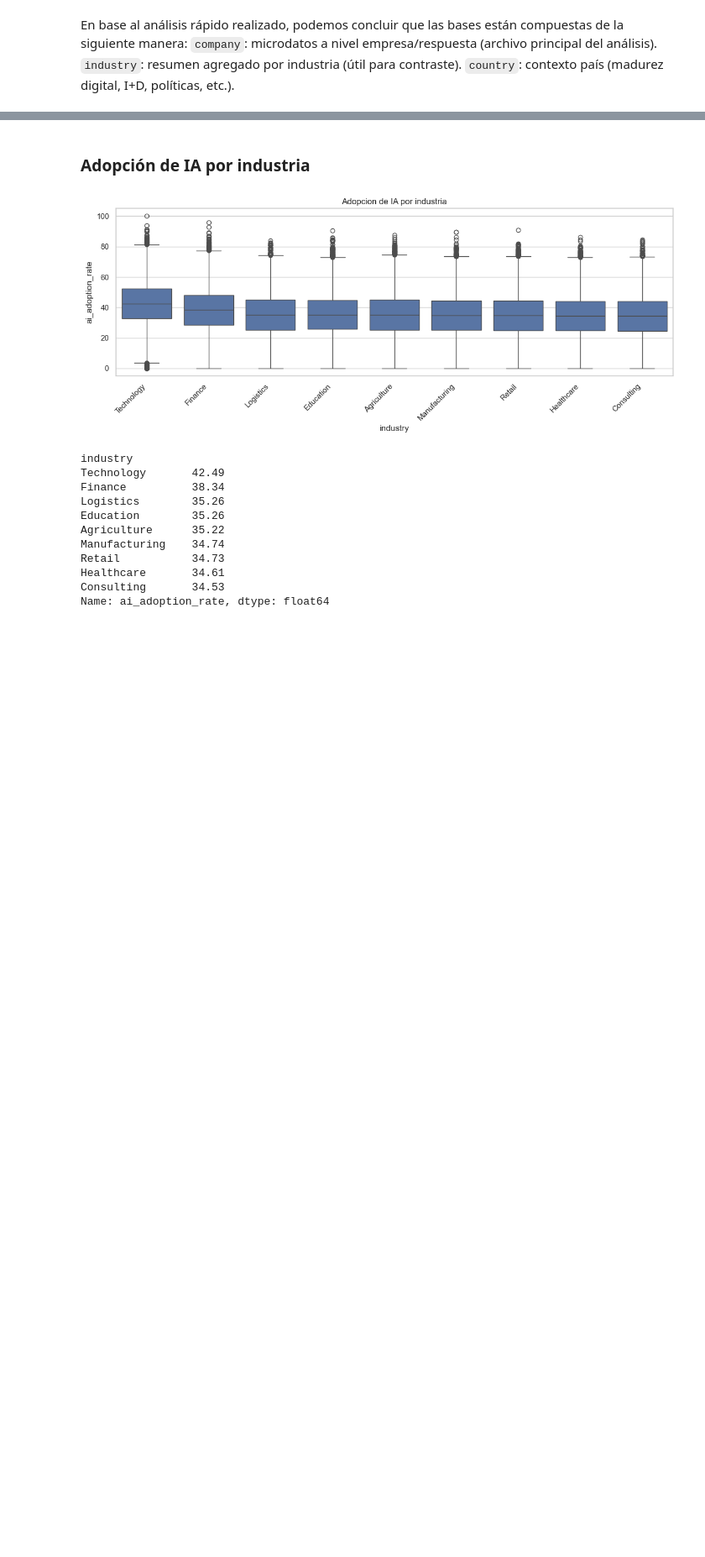
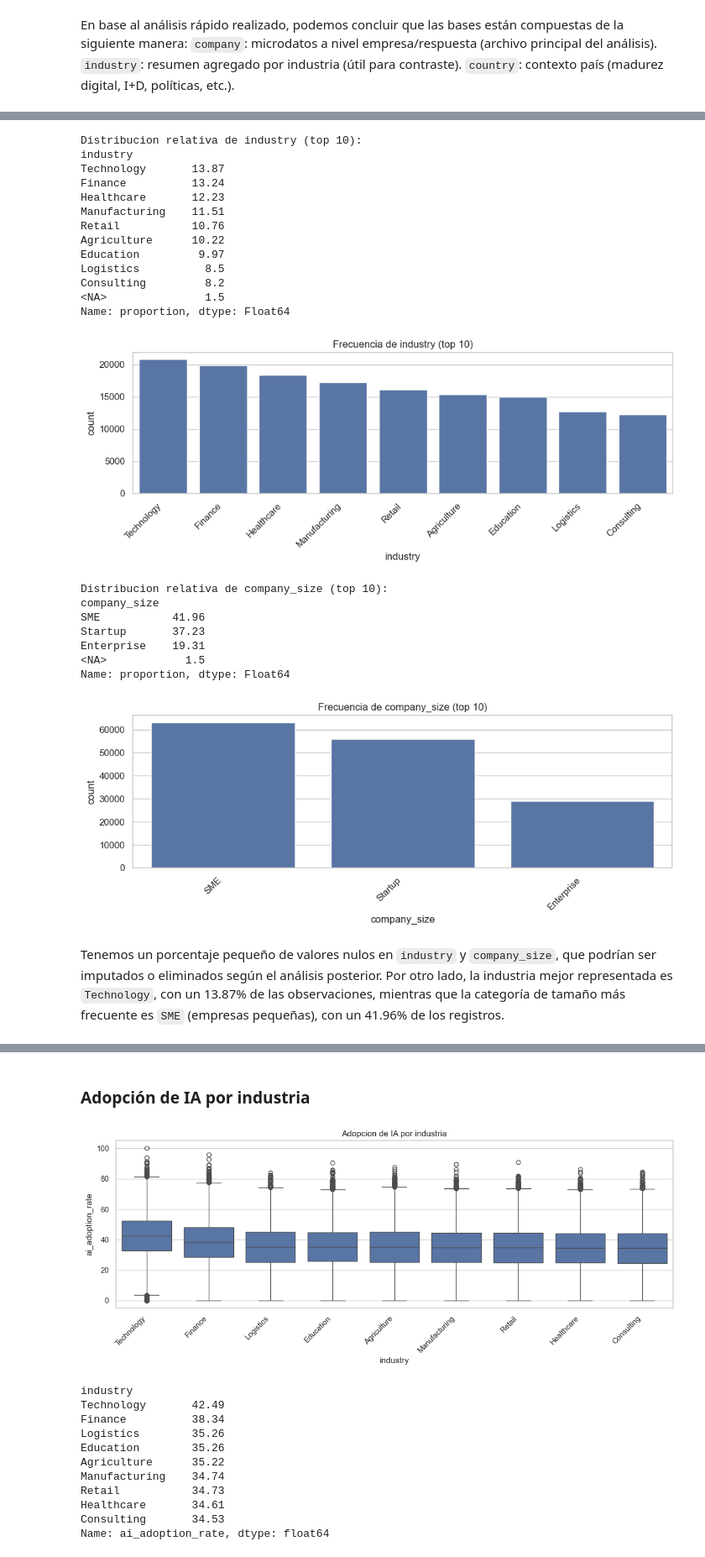
Before and after one commit to Ericsig/DiploDatos, a Jupyter notebook: notebook/eda_notebook.ipynb, the cells around one changed output, grey strips where cells are left out. Shown at 84% size. Drawn from its saved outputs; the diff is of its cells as text; code cells hidden in the pictures; blank space fills up the shorter version.

```diff
--- a/notebook/eda_notebook.ipynb
+++ b/notebook/eda_notebook.ipynb
@@ -352,0 +897,37 @@ Aquí exploramos tres relaciones alineadas con la consigna:
+# %%
+for col in ['industry', 'company_size']:
+    dist = company_limpio[col].value_counts(dropna=False, normalize=True).head(10)
+    print(f'\nDistribucion relativa de {col} (top 10):')
+    print((dist * 100).round(2))
+
+    plt.figure(figsize=(10, 4))
+    sns.countplot(data=company_limpio, x=col, order=company_limpio[col].value_counts().index[:10])
+    plt.title(f'Frecuencia de {col} (top 10)')
+    plt.xticks(rotation=45, ha='right')
+    plt.tight_layout()
+    plt.show()
+# %% [output]
+Distribucion relativa de industry (top 10):
+industry
+Technology       13.87
+Finance          13.24
+Healthcare       12.23
+Manufacturing    11.51
+Retail           10.76
+Agriculture      10.22
+Education         9.97
+Logistics          8.5
+Consulting         8.2
+<NA>               1.5
+Name: proportion, dtype: Float64
+[figure, added]
+Distribucion relativa de company_size (top 10):
+company_size
+SME           41.96
+Startup       37.23
+Enterprise    19.31
+<NA>            1.5
+Name: proportion, dtype: Float64
+[figure, added]
+# %% [markdown]
+Tenemos un porcentaje pequeño de valores nulos en `industry` y `company_size`, que podrían ser imputados o eliminados según el análisis posterior. Por otro lado, la industria mejor representada es `Technology`, con un 13.87% de las observaciones, mientras que la categoría de tamaño más frecuente es `SME` (empresas pequeñas), con un 41.96% de los registros.
```
Also changed, not shown: parts of 37 cells of this notebook, 1 other file.
